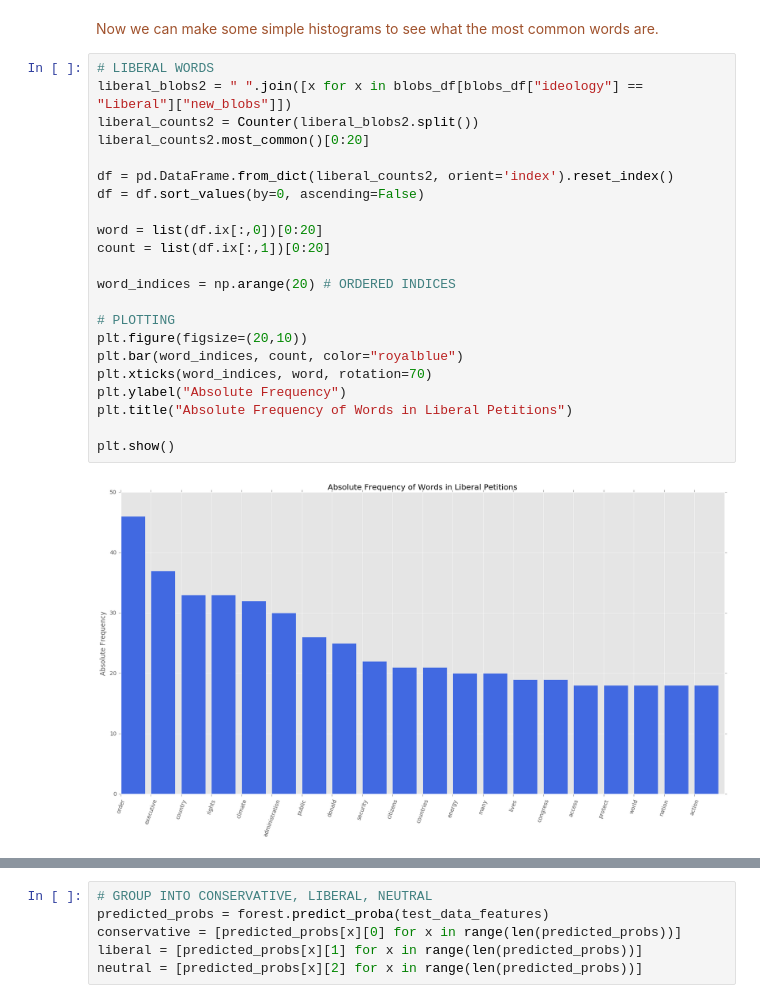
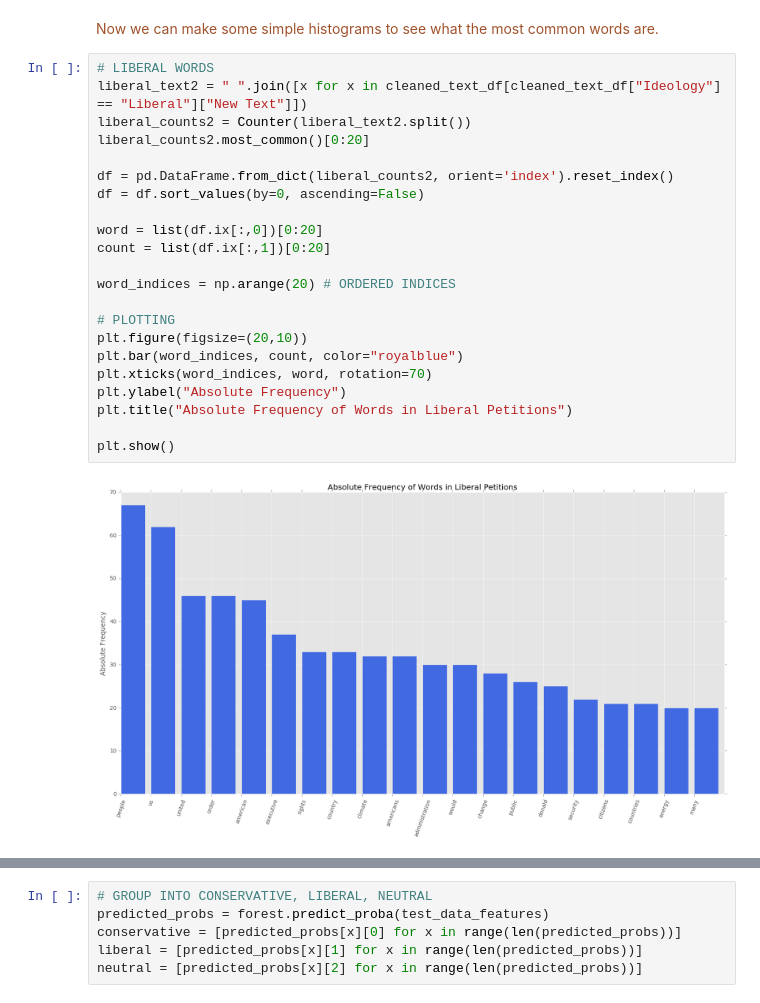
Before and after one commit to palautatan/project141b, a Jupyter notebook: text_processing.ipynb, the cells around one changed output, grey strips where cells are left out. Cells and saved outputs as stored; diff of their text form.

```diff
--- a/text_processing.ipynb
+++ b/text_processing.ipynb
@@ -181,27 +190,27 @@ cleaned_text_df.head()
 Now we can make some simple histograms to see what the most common words are.
 # %%
 # LIBERAL WORDS
-liberal_blobs2 = " ".join([x for x in blobs_df[blobs_df["ideology"] == "Liberal"]["new_blobs"]])
-liberal_counts2 = Counter(liberal_blobs2.split())
+liberal_text2 = " ".join([x for x in cleaned_text_df[cleaned_text_df["Ideology"] == "Liberal"]["New Text"]])
+liberal_counts2 = Counter(liberal_text2.split())
 liberal_counts2.most_common()[0:20]
 
 df = pd.DataFrame.from_dict(liberal_counts2, orient='index').reset_index()
 df = df.sort_values(by=0, ascending=False)
 
 word = list(df.ix[:,0])[0:20]
 count = list(df.ix[:,1])[0:20]
 
 word_indices = np.arange(20) # ORDERED INDICES
 
 # PLOTTING
 plt.figure(figsize=(20,10))
 plt.bar(word_indices, count, color="royalblue")
 plt.xticks(word_indices, word, rotation=70)
 plt.ylabel("Absolute Frequency")
 plt.title("Absolute Frequency of Words in Liberal Petitions")
 
 plt.show()
 # %% [output]
-[figure, old version]
+[figure, new version]
 # %%
 # CONSERVATIVE
```
Also changed, not shown: parts of 18 cells of this notebook.
